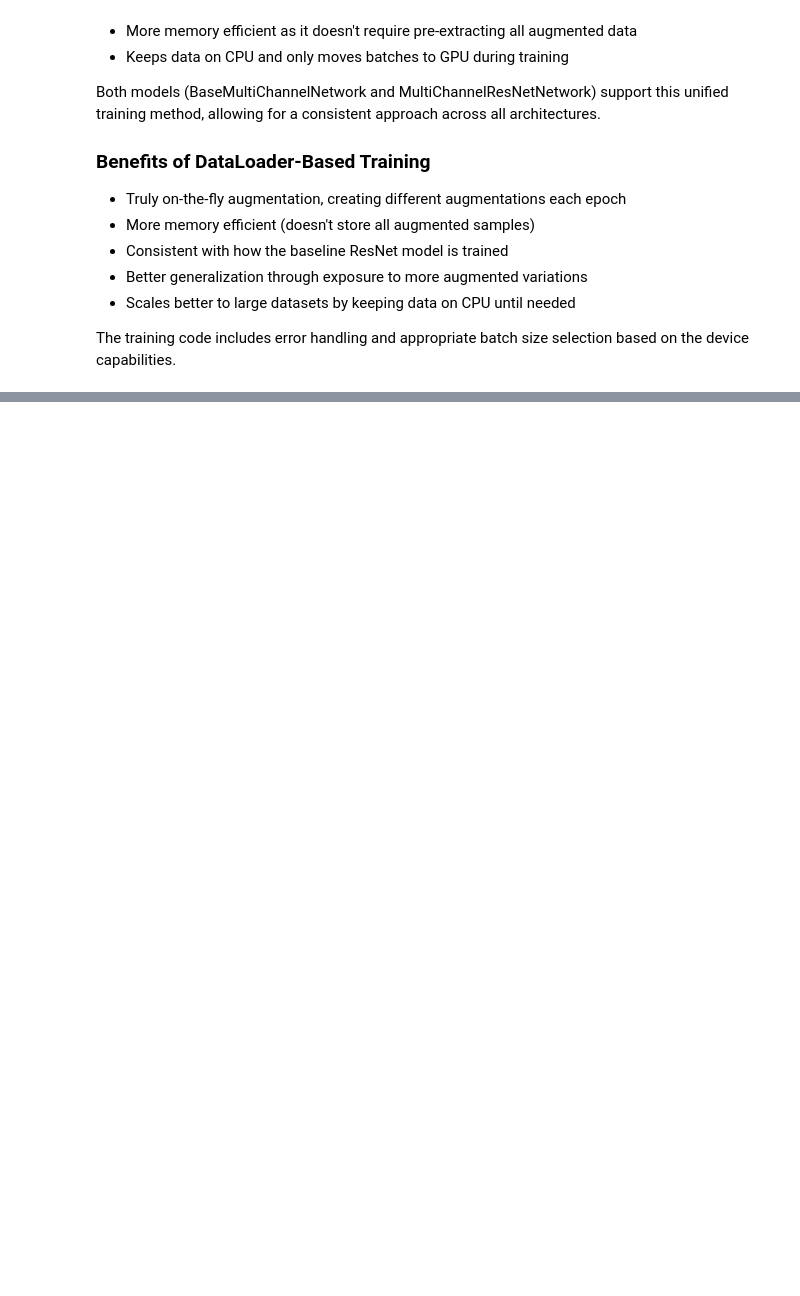
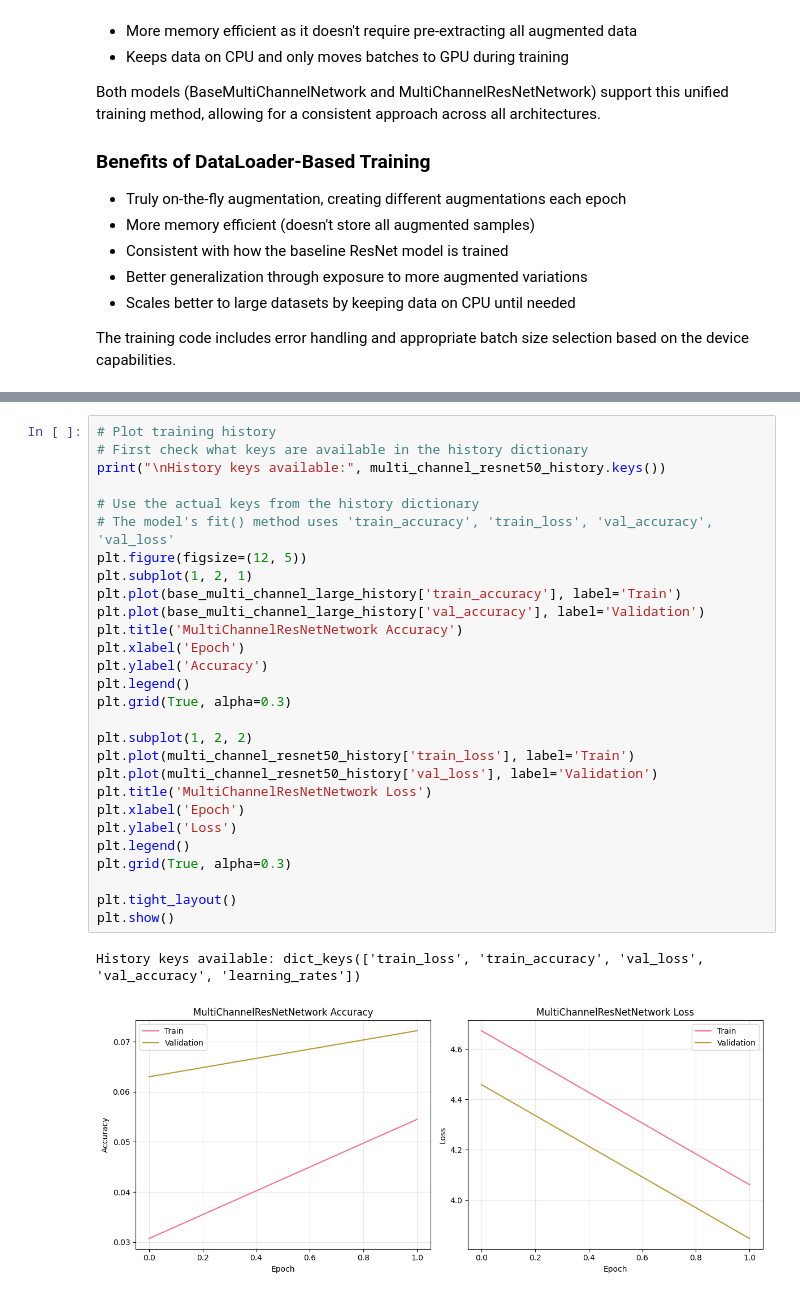
Before and after one commit to clingergab/Multi-Stream-Neural-Networks, a Jupyter notebook: notebooks/Multi_Stream_CIFAR100_Training.ipynb, the cells around one changed output, grey strips where cells are left out. Saved outputs shown, nothing was run; the diff lists cells and outputs as text; blank space fills up the shorter version.

```diff
--- a/notebooks/Multi_Stream_CIFAR100_Training.ipynb
+++ b/notebooks/Multi_Stream_CIFAR100_Training.ipynb
@@ -1334,0 +1213,31 @@ Epoch 5/10 - loss: 3.8956, acc: 0.1075, val_loss: 3.9038, val_acc: 0.1046, lr: 0
+# %%
+# Plot training history
+# First check what keys are available in the history dictionary
+print("\nHistory keys available:", multi_channel_resnet50_history.keys())
+
+# Use the actual keys from the history dictionary
+# The model's fit() method uses 'train_accuracy', 'train_loss', 'val_accuracy', 'val_loss'
+plt.figure(figsize=(12, 5))
+plt.subplot(1, 2, 1)
+plt.plot(base_multi_channel_large_history['train_accuracy'], label='Train')
+plt.plot(base_multi_channel_large_history['val_accuracy'], label='Validation')
+plt.title('MultiChannelResNetNetwork Accuracy')
+plt.xlabel('Epoch')
+plt.ylabel('Accuracy')
+plt.legend()
+plt.grid(True, alpha=0.3)
+
+plt.subplot(1, 2, 2)
+plt.plot(multi_channel_resnet50_history['train_loss'], label='Train')
+plt.plot(multi_channel_resnet50_history['val_loss'], label='Validation')
+plt.title('MultiChannelResNetNetwork Loss')
+plt.xlabel('Epoch')
+plt.ylabel('Loss')
+plt.legend()
+plt.grid(True, alpha=0.3)
+
+plt.tight_layout()
+plt.show()
+# %% [output]
+History keys available: dict_keys(['train_loss', 'train_accuracy', 'val_loss', 'val_accuracy', 'learning_rates'])
+[figure, added]
```
Also changed, not shown: parts of 26 cells of this notebook, 49 other files.
